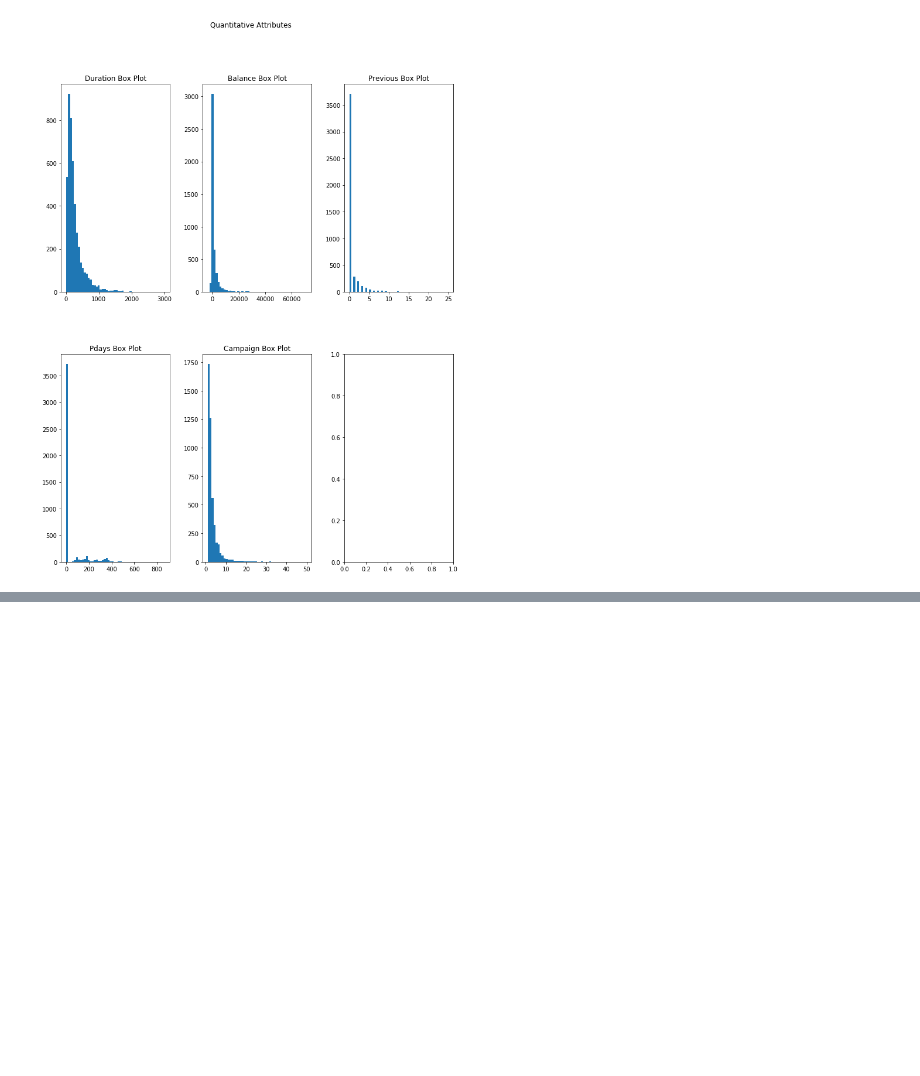
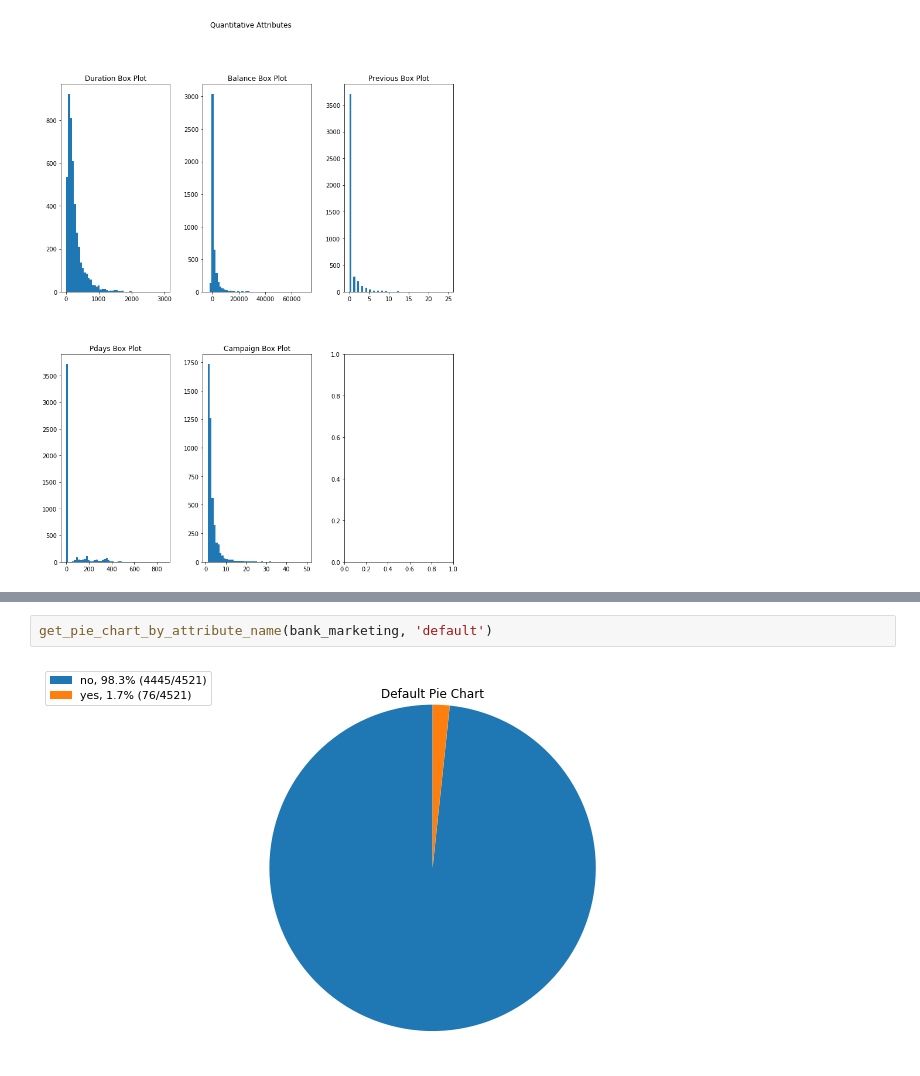
Before and after one commit to JialunC/SCS3250-final-project, a Jupyter notebook: Data_Preparation_and_Pre-prediction_Analysis.ipynb, the cells around one changed output, grey strips where cells are left out. Drawn from its saved outputs; the diff is of its cells as text; blank space fills up the shorter version.

```diff
--- a/Data_Preparation_and_Pre-prediction_Analysis.ipynb
+++ b/Data_Preparation_and_Pre-prediction_Analysis.ipynb
@@ -130,0 +152,4 @@ plot_histograms(bank_marketing, attributes_concern)
+# %%
+get_pie_chart_by_attribute_name(bank_marketing, 'default')
+# %% [output]
+[figure, added]
```
Also changed, not shown: parts of 13 cells of this notebook.
